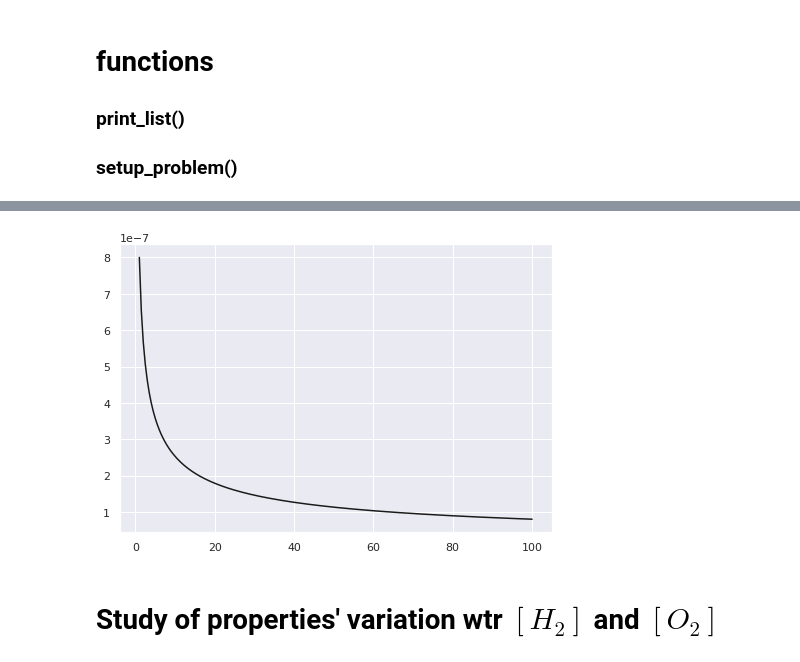
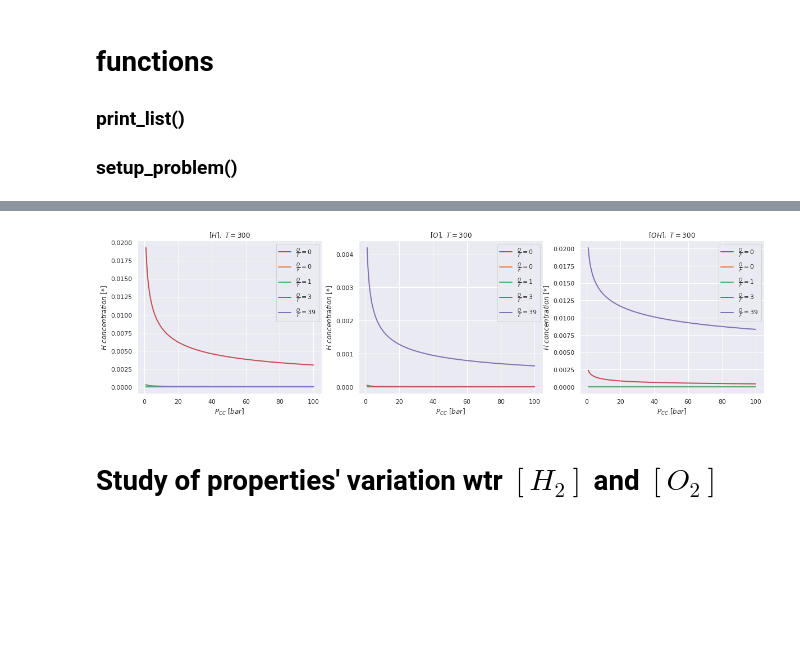
Before and after one commit to antoniopucciarelli/CEA_case, a Jupyter notebook: combustion1.ipynb, the cells around one changed output, grey strips where cells are left out. Saved outputs shown, nothing was run; the diff lists cells and outputs as text; code cells hidden in the pictures; blank space fills up the shorter version.

```diff
--- a/combustion1.ipynb
+++ b/combustion1.ipynb
@@ -237,32 +245,54 @@ plt.show()
 # %%
 # setting up the interval of study
-# reactants
-O2_vec = np.linspace(0.025,0.975,200)
+# reactants concentrations
+O2_vec = np.linspace(0.025,0.975,5)
 H2_vec = 1 - O2_vec
 # initial conditions
-T  = np.linspace(200,1000,200)
-P  = np.linspace(1,100,200)
+temperature = 300
+P           = np.linspace(1,100,200)
 
 # generation of object list
 CC_P = np.array([COMB() for ii in range(0,len(P))])
 
-for ii,pressure in enumerate(P):
-    temperature = 300
-    CC_P[ii].problem_generation(temperature,pressure,1,1,'case_01.inp')
-    os.system('bash ./CEA_case')
-    CC_P[ii].get_data('case_01.plt')
+# creating the figure
+sbn.set_theme()
+fig2, ax = plt.subplots(nrows=1, ncols=3, figsize=(20,5))
+ax1, ax2, ax3 = ax.flatten()
 
-# getting data from object list
-t, p, of, m, cp, H, H2, O, O2, O3, OH, H2O, H2OL = print_list(CC_P)
+for ii,h2 in enumerate(H2_vec):
+    o2 = O2_vec[ii]
+    for ii,pressure in enumerate(P):
+        CC_P[ii].problem_generation(temperature,pressure,h2,o2,'case_01.inp')
+        os.system('bash ./CEA_case')
+        CC_P[ii].get_data('case_01.plt')
 
-# plotting data
-sbn.set_theme()
-fig2 = plt.figure()
-ax2   = fig2.add_axes([0,0,1,1])
-ax2.plot(p,H,'k')
+    # getting data from object list
+    t, p, of, m, cp, H, H2, O, O2, O3, OH, H2O, H2OL = print_list(CC_P)
+
+    # plotting data
+    ax1.plot(p,H,label=r'$ \frac{O}{F} = ' + str(round(of[0])) + ' $',linewidth=2)
+    ax2.plot(p,O,label=r'$ \frac{O}{F} = ' + str(round(of[0])) + ' $',linewidth=2)
+    ax3.plot(p,OH,label=r'$ \frac{O}{F} = ' + str(round(of[0])) + ' $',linewidth=2)
+
+# axis description
+ax1.legend()
+ax1.set_title(r'$[H], \ T = ' + str(temperature) + '$')
+ax1.set_xlabel(r'$P_{CC} \ [bar] $')
+ax1.set_ylabel(r'$H \ concentration \ [*]$')
+
+ax2.legend()
+ax2.set_title(r'$[O], \ T = ' + str(temperature) + '$')
+ax2.set_xlabel(r'$P_{CC} \ [bar]$')
+ax2.set_ylabel(r'$H \ concentration \ [*]$')
+
+ax3.legend()
+ax3.set_title(r'$[OH], \ T = ' + str(temperature) + '$')
+ax3.set_xlabel(r'$P_{CC} \ [bar]$')
+ax3.set_ylabel(r'$H \ concentration \ [*]$')
+
 plt.show()
 # %% [output]
-[figure, old version]
+[figure, new version]
 # %% [markdown]
 # Study of properties' variation wtr $[H_2]$ and $[O_2]$
 # %%
```
Also changed, not shown: parts of 4 cells of this notebook.
